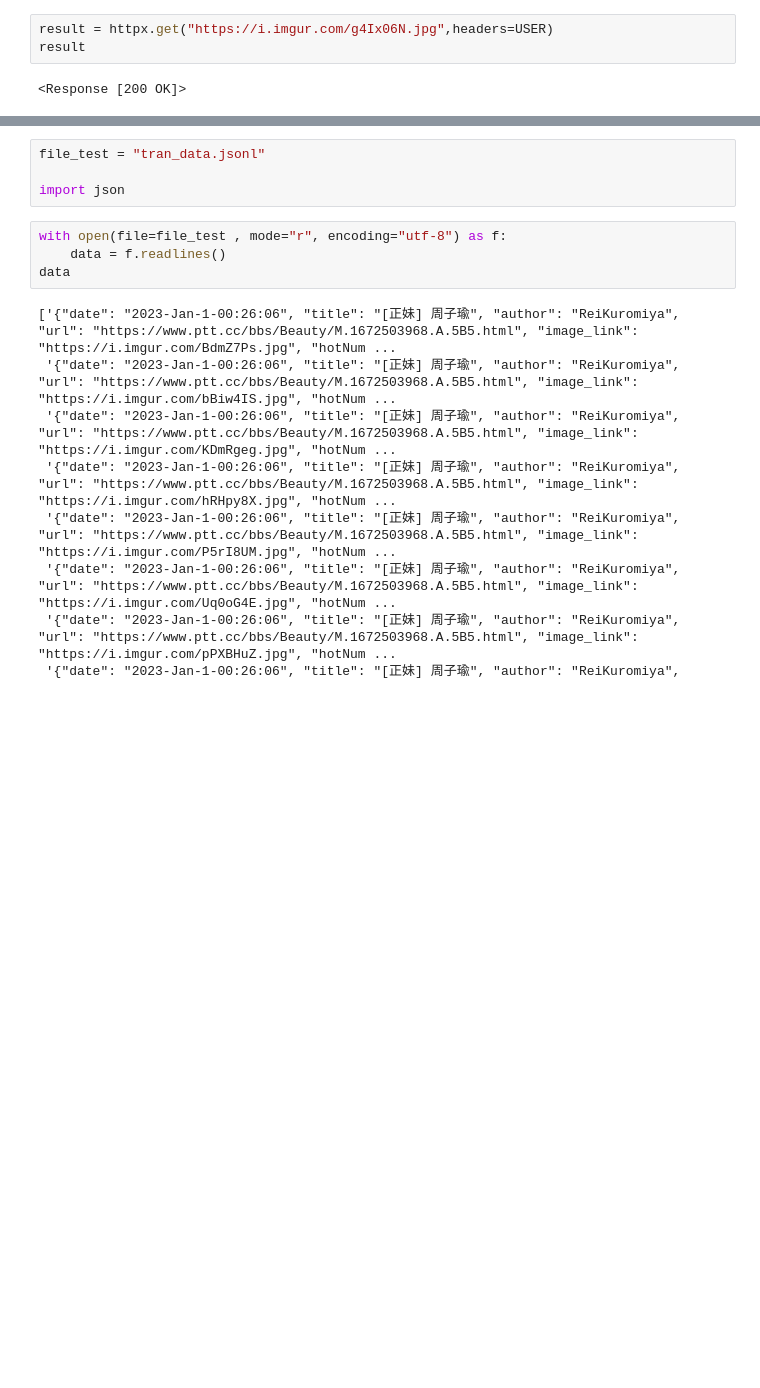
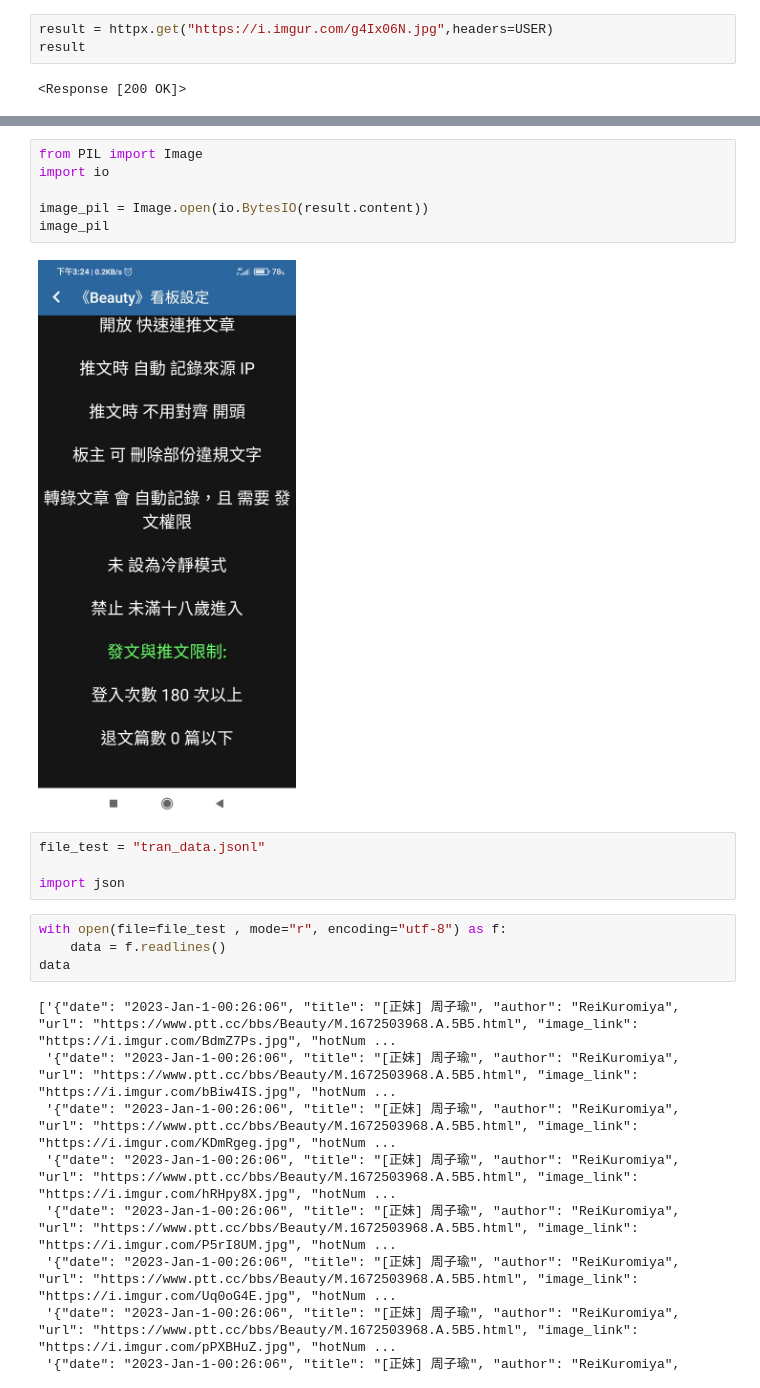
Before and after one commit to KeithLin724/NYCU-Data-Science-2024, a Jupyter notebook: HW1/Part2/lab.ipynb, the cells around one changed output, grey strips where cells are left out. Cells and saved outputs as stored; diff of their text form; blank space fills up the shorter version.

```diff
--- a/HW1/Part2/lab.ipynb
+++ b/HW1/Part2/lab.ipynb
@@ -85,3 +110,11 @@ result
+# %%
+from PIL import Image
+import io
+
+image_pil = Image.open(io.BytesIO(result.content))
+image_pil
+# %% [output]
+[figure, added]
 # %%
 file_test = "tran_data.jsonl"
 
```
Also changed, not shown: parts of 2 cells of this notebook.
